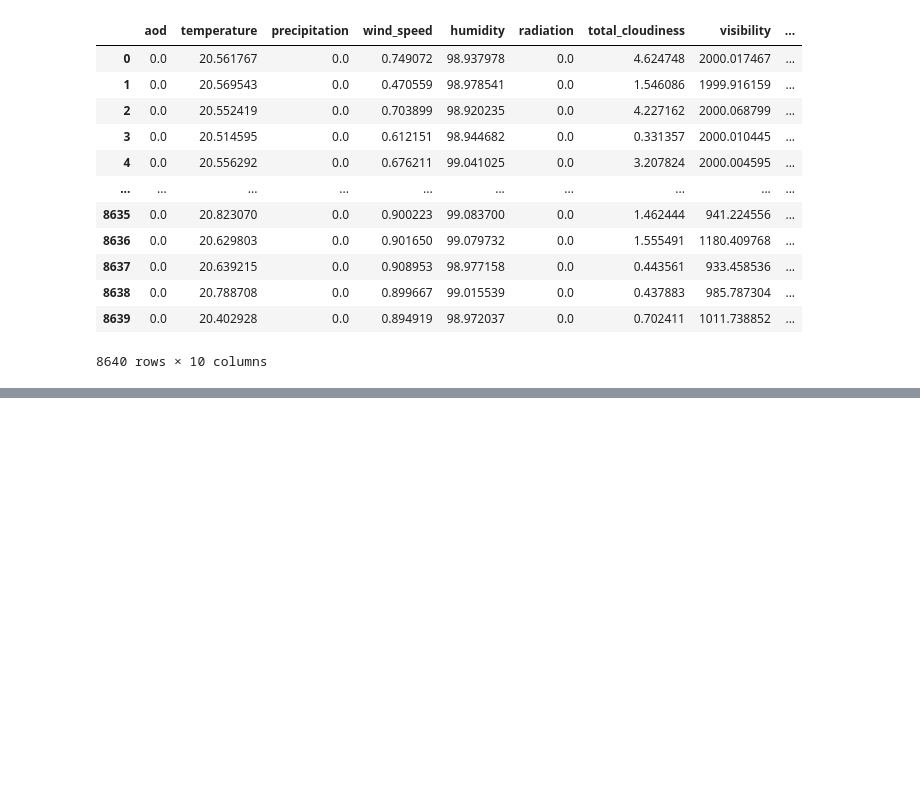
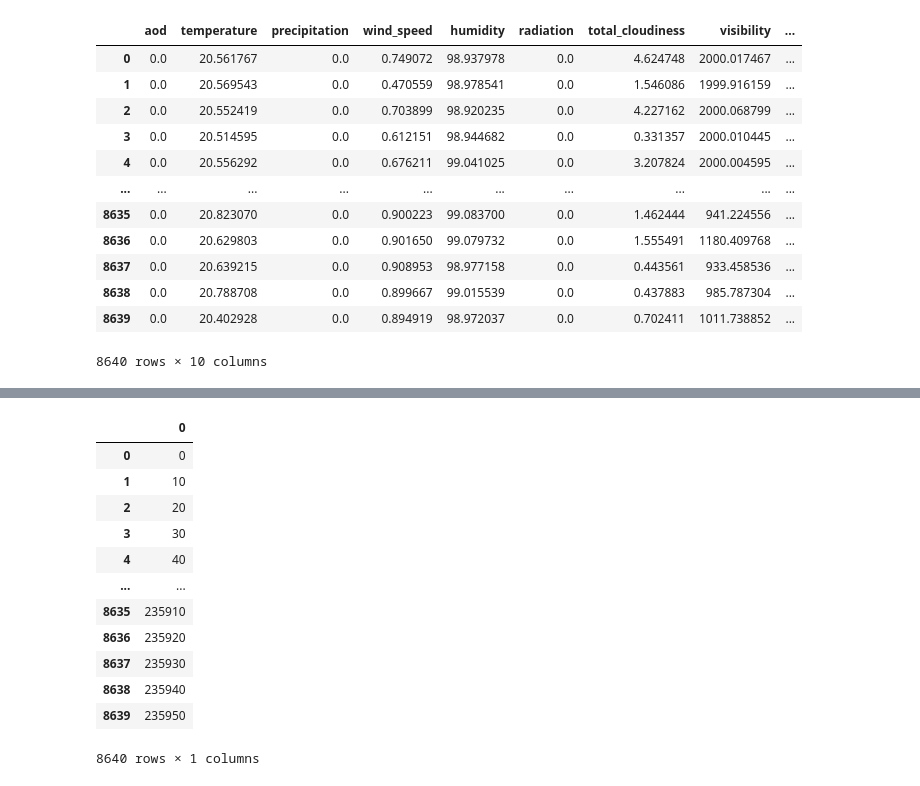
Before and after one commit to wiiiiish/2022-machine_learning, a Jupyter notebook: time_series_0509.ipynb, the cells around one changed output, grey strips where cells are left out. Saved outputs shown, nothing was run; the diff lists cells and outputs as text; code cells hidden in the pictures; blank space fills up the shorter version.

```diff
--- a/time_series_0509.ipynb
+++ b/time_series_0509.ipynb
@@ -233,0 +269,17 @@ data_sum_0505.to_csv('./data/date_sum_0505.csv')
+# %%
+s_time_0505 = pd.DataFrame(new_time)
+s_time_0505
+# %% [output]
+|  | 0 |
+| 0 | 0 |
+| 1 | 10 |
+| 2 | 20 |
+| 3 | 30 |
+| 4 | 40 |
+| ... | ... |
+| 8635 | 235910 |
+| 8636 | 235920 |
+| 8637 | 235930 |
+| 8638 | 235940 |
+| 8639 | 235950 |
+8640 rows × 1 columns
```
Also changed, not shown: parts of 9 cells of this notebook.
